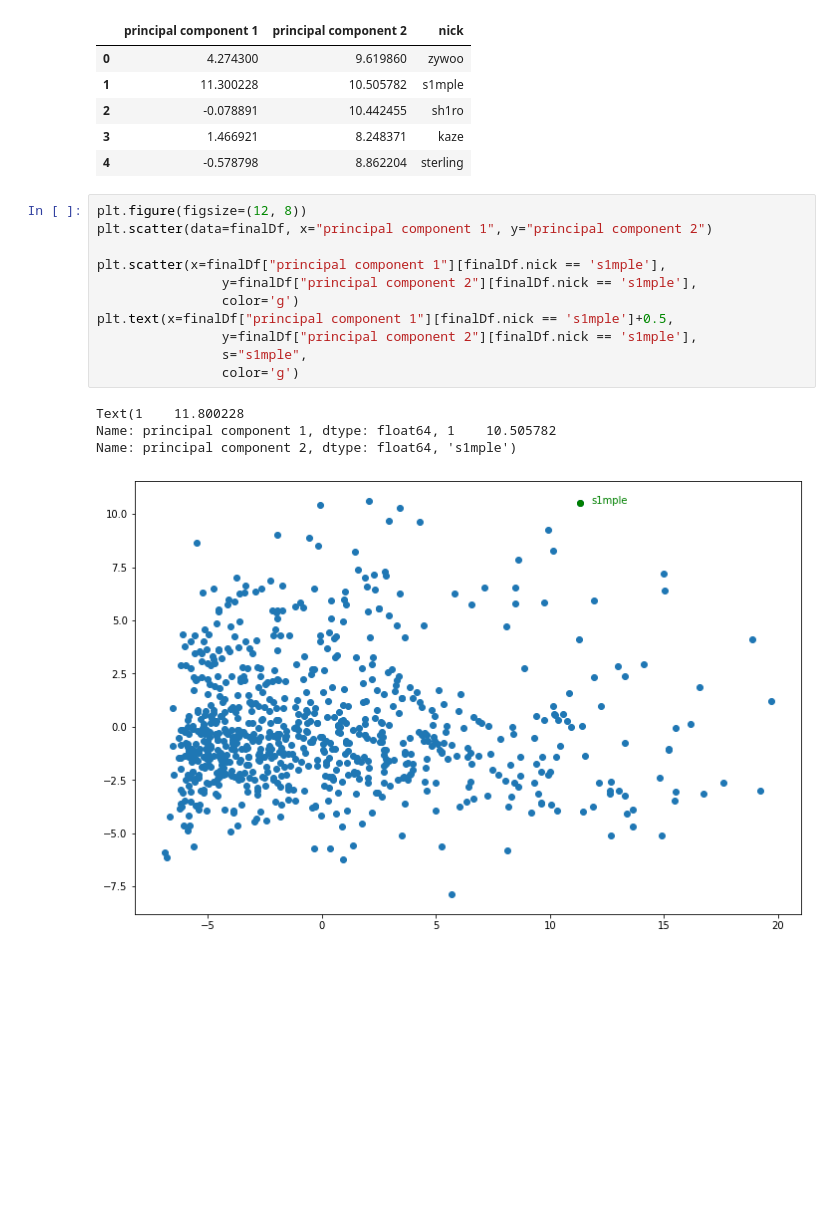
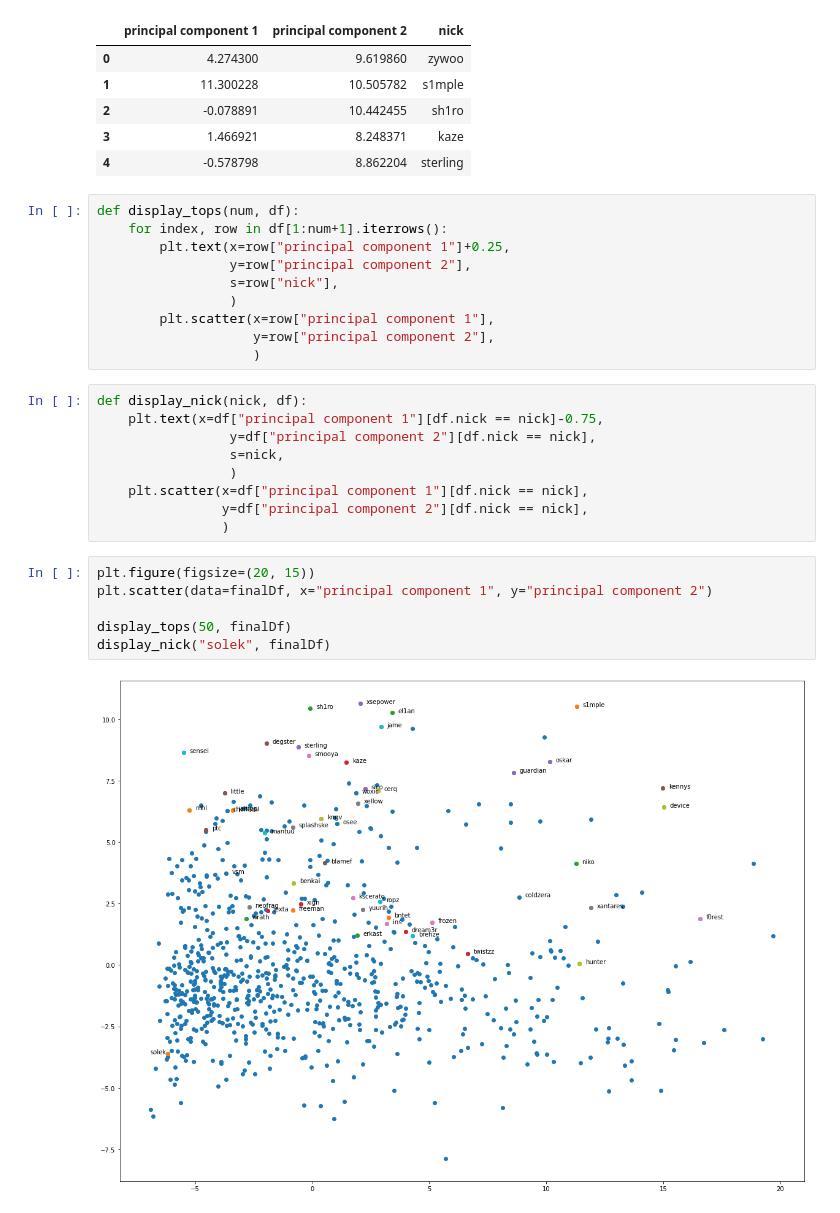
Before and after one commit to boris-on/cs-styles-vizualization, a Jupyter notebook: main.ipynb, the cells around one changed output. Saved outputs shown, nothing was run; the diff lists cells and outputs as text; blank space fills up the shorter version.

Commit message:
added nick displays

```diff
--- a/main.ipynb
+++ b/main.ipynb
@@ -120,19 +120,30 @@ finalDf.head(5)
 | 2 | -0.078891 | 10.442455 | sh1ro |
 | 3 | 1.466921 | 8.248371 | kaze |
 | 4 | -0.578798 | 8.862204 | sterling |
-# %%
-plt.figure(figsize=(12, 8))
-plt.scatter(data=finalDf, x="principal component 1", y="principal component 2")
-
-plt.scatter(x=finalDf["principal component 1"][finalDf.nick == 's1mple'],
-                y=finalDf["principal component 2"][finalDf.nick == 's1mple'],
-                color='g')
-plt.text(x=finalDf["principal component 1"][finalDf.nick == 's1mple']+0.5,
-                y=finalDf["principal component 2"][finalDf.nick == 's1mple'],
-                s="s1mple",
-                color='g')
-# %% [output]
-Text(1    11.800228
-Name: principal component 1, dtype: float64, 1    10.505782
-Name: principal component 2, dtype: float64, 's1mple')
-[figure, removed]
+# %%
+def display_tops(num, df):
+    for index, row in df[1:num+1].iterrows():
+        plt.text(x=row["principal component 1"]+0.25,
+                 y=row["principal component 2"],
+                 s=row["nick"],
+                 )
+        plt.scatter(x=row["principal component 1"],
+                    y=row["principal component 2"],
+                    )
+# %%
+def display_nick(nick, df):
+    plt.text(x=df["principal component 1"][df.nick == nick]-0.75,
+                 y=df["principal component 2"][df.nick == nick],
+                 s=nick,
+                 )
+    plt.scatter(x=df["principal component 1"][df.nick == nick],
+                y=df["principal component 2"][df.nick == nick],
+                )
+# %%
+plt.figure(figsize=(20, 15))
+plt.scatter(data=finalDf, x="principal component 1", y="principal component 2")
+
+display_tops(50, finalDf)
+display_nick("solek", finalDf)
+# %% [output]
+[figure, added]
```
